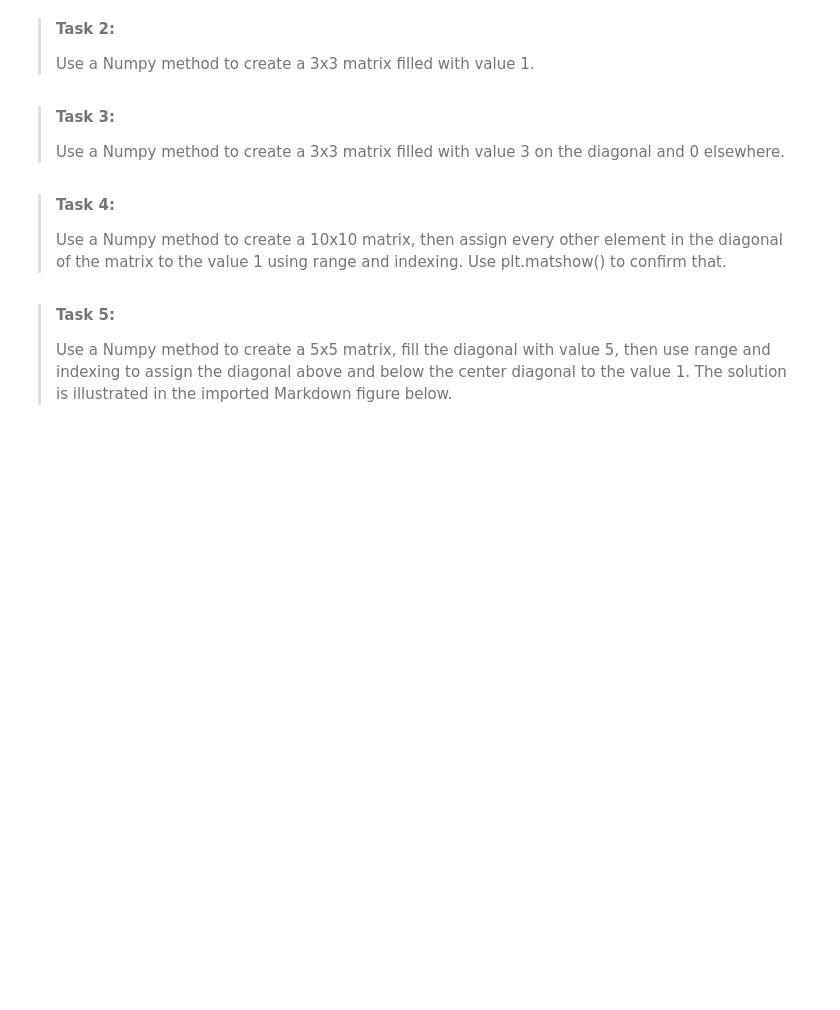
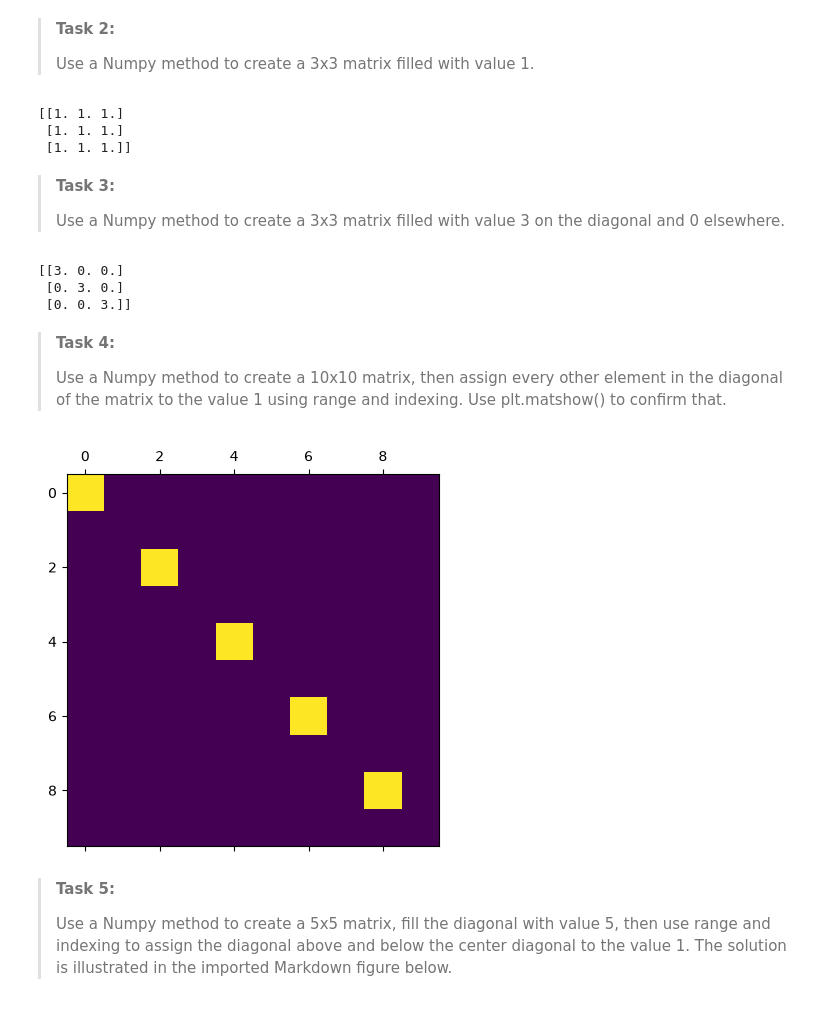
Before and after one commit to scheressam-create/PA1.2, a Jupyter notebook: 6_filling_matrix.ipynb, the cells around one changed output. Saved outputs shown, nothing was run; the diff lists cells and outputs as text; code cells hidden in the pictures; blank space fills up the shorter version.

```diff
--- a/6_filling_matrix.ipynb
+++ b/6_filling_matrix.ipynb
@@ -38,3 +38,9 @@ A72 = # YOUR_CODE_LINE_HERE
+# %%
+A72 = np.ones((3, 3))
+# %% [output]
+[[1. 1. 1.]
+ [1. 1. 1.]
+ [1. 1. 1.]]
 # %% [markdown]
 > **Task 3:**
 >
@@ -45,13 +48,22 @@ np.# YOUR_CODE_LINE_HERE
+# %%
+A73 = np.zeros((3, 3))
+np.fill_diagonal(A73, 3)
+# %% [output]
+[[3. 0. 0.]
+ [0. 3. 0.]
+ [0. 0. 3.]]
 # %% [markdown]
 > **Task 4:**
 >
 > Use a Numpy method to create a 10x10 matrix, then assign every other element in the diagonal of the matrix to the value 1 using range and indexing. Use plt.matshow() to confirm that.
 # %%
-A74 = # YOUR_CODE_LINE_HERE
-A74[# YOUR_CODE_LINE_HERE, # YOUR_CODE_LINE_HERE] = # YOUR_CODE_LINE_HERE
+A74 = np.zeros((10, 10))
+A74[range(0, 10, 2), range(0, 10, 2)] = 1
 
 plt.matshow(A74)
 plt.show()
+# %% [output]
+[figure, added]
 # %% [markdown]
 > **Task 5:**
 >
```
Also changed, not shown: parts of 10 cells of this notebook.
